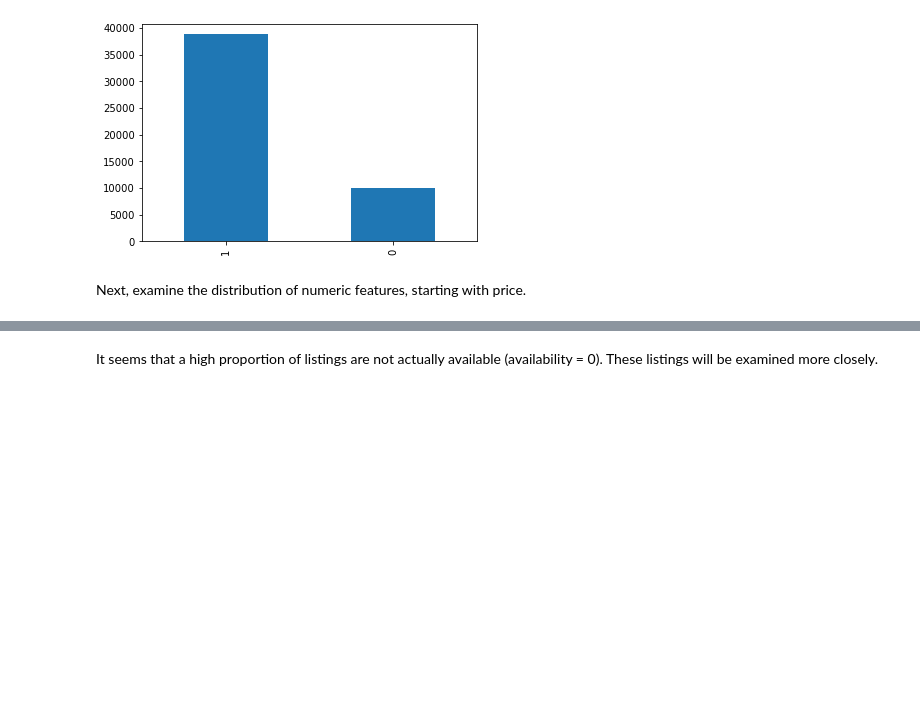
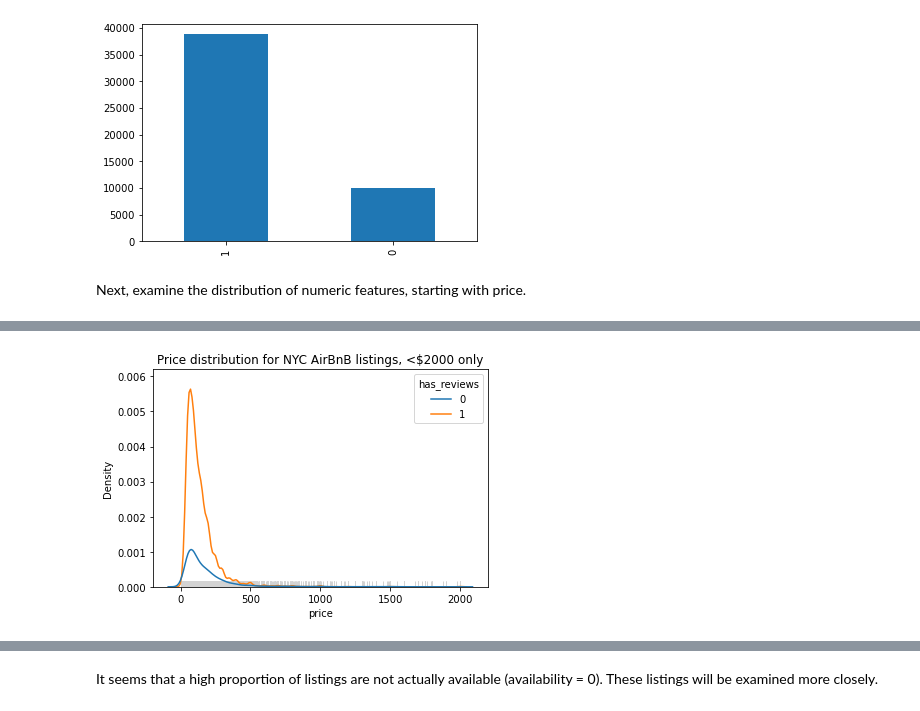
Before and after one commit to miahatton/airbnb_reviews, a Jupyter notebook: WRIT1.ipynb, the cells around one changed output, grey strips where cells are left out. Saved outputs shown, nothing was run; the diff lists cells and outputs as text; code cells hidden in the pictures; blank space fills up the shorter version.

```diff
--- a/WRIT1.ipynb
+++ b/WRIT1.ipynb
@@ -129,0 +188,5 @@ Next, the distribution of availability values will be examined.
+# %%
+df_vis = df[df['price']<=2000]
+plot_distribution(df_vis, 'price', title = 'Price distribution for NYC AirBnB listings, <$2000 only')
+# %% [output]
+[figure, added]
```
Also changed, not shown: parts of 101 cells of this notebook, 2 other files.
